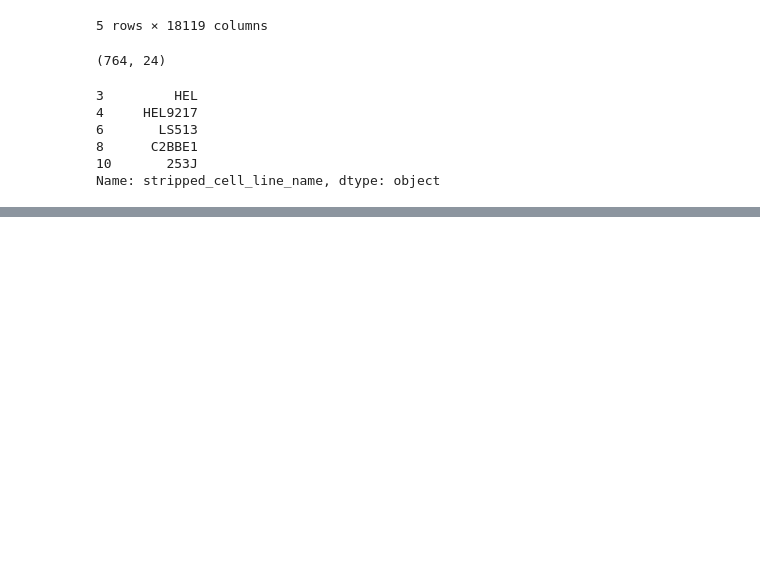
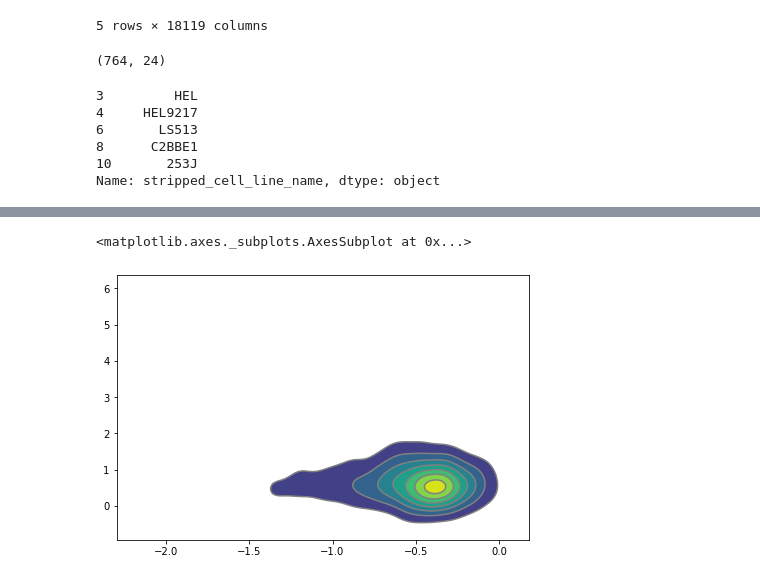
Before and after one commit to lannwal/projectlab, a Jupyter notebook: DataDash.ipynb, the cells around one changed output, grey strips where cells are left out. Cells and saved outputs as stored; diff of their text form; code cells hidden in the pictures; blank space fills up the shorter version.

```diff
--- a/DataDash.ipynb
+++ b/DataDash.ipynb
@@ -1500,0 +1517,5 @@ def get_prd_and_sub(pair):
+# %%
+az.plot_kde(allGenes['CDK4'],allGenes['PTEN'])
+# %% [output]
+<matplotlib.axes._subplots.AxesSubplot at 0x...>
+[figure, added]
```
Also changed, not shown: parts of 7 cells of this notebook.
